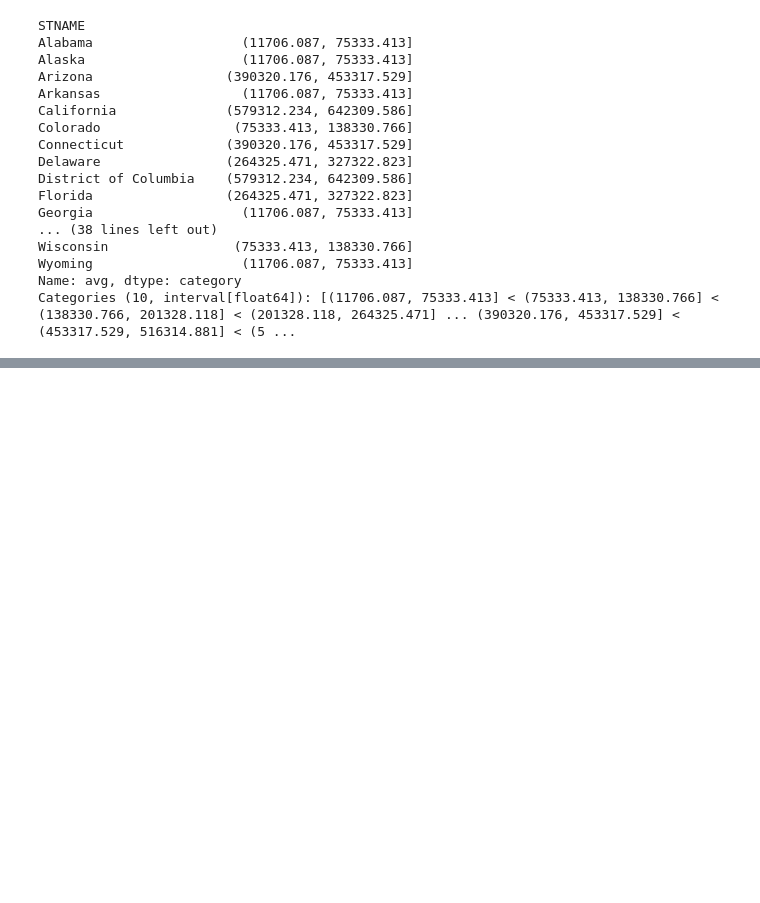
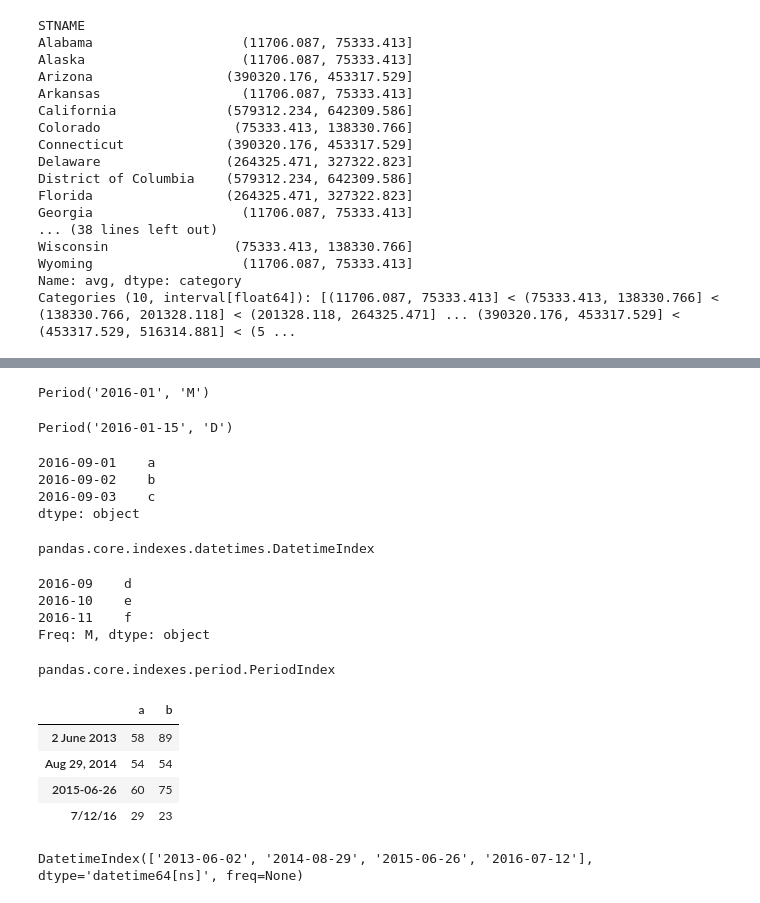
Before and after one commit to johnnyjw/mich-python-data-sci, a Jupyter notebook: week3.ipynb, the cells around one changed output, grey strips where cells are left out. Cells and saved outputs as stored; diff of their text form; code cells hidden in the pictures; blank space fills up the shorter version.

```diff
--- a/week3.ipynb
+++ b/week3.ipynb
@@ -476,0 +530,49 @@ Categories (10, interval[float64]): [(11706.087, 75333.413] < (75333.413, 138330
+# %%
+#period class
+pd.Period('1/2016')
+# %% [output]
+Period('2016-01', 'M')
+# %%
+pd.Period('15/1/2016')
+# %% [output]
+Period('2016-01-15', 'D')
+# %%
+#datetime index
+t1 = pd.Series (list('abc'), [pd.Timestamp('2016-09-01'), pd.Timestamp('2016-09-02'), pd.Timestamp('2016-09-03')])
+t1
+# %% [output]
+2016-09-01    a
+2016-09-02    b
+2016-09-03    c
+dtype: object
+# %%
+type(t1.index)
+# %% [output]
+pandas.core.indexes.datetimes.DatetimeIndex
+# %%
+#period index
+t2 = pd.Series(list('def'), [pd.Period('2016-09'), pd.Period('2016-10'), pd.Period('2016-11')])
+t2
+# %% [output]
+2016-09    d
+2016-10    e
+2016-11    f
+Freq: M, dtype: object
+# %%
+type(t2.index)
+# %% [output]
+pandas.core.indexes.period.PeriodIndex
+# %%
+d1 = ['2 June 2013', 'Aug 29, 2014', '2015-06-26', '7/12/16']
+ts3 = pd.DataFrame(np.random.randint(10, 100, (4,2)), index=d1, columns=list('ab'))
+ts3
+# %% [output]
+|  | a | b |
+| 2 June 2013 | 58 | 89 |
+| Aug 29, 2014 | 54 | 54 |
+| 2015-06-26 | 60 | 75 |
+| 7/12/16 | 29 | 23 |
+# %%
+pd.to_datetime(ts3.index)
+# %% [output]
+DatetimeIndex(['2013-06-02', '2014-08-29', '2015-06-26', '2016-07-12'], dtype='datetime64[ns]', freq=None)
```
Also changed, not shown: parts of 15 cells of this notebook, 1 other file.
